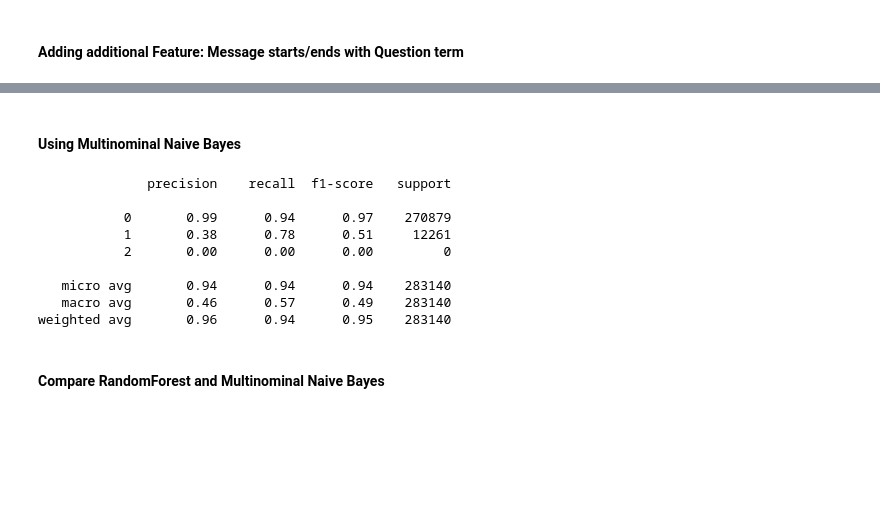
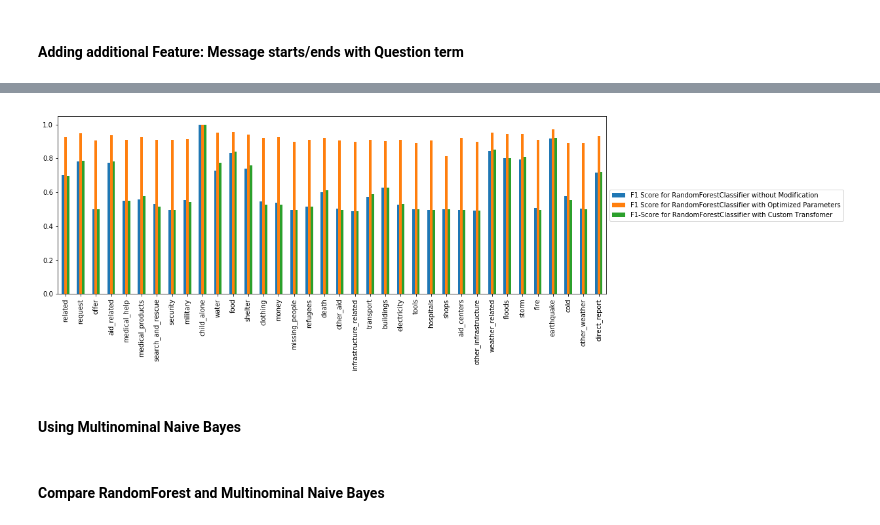
Before and after one commit to herrfeder/DataScientist, a Jupyter notebook: Project_02_Disaster_Response_Pipelines/02_ML_Pipeline_Preparation.ipynb, the cells around one changed output, grey strips where cells are left out. Saved outputs shown, nothing was run; the diff lists cells and outputs as text; code cells hidden in the pictures; blank space fills up the shorter version.

```diff
--- a/Project_02_Disaster_Response_Pipelines/02_ML_Pipeline_Preparation.ipynb
+++ b/Project_02_Disaster_Response_Pipelines/02_ML_Pipeline_Preparation.ipynb
@@ -351,23 +380,39 @@ _ = cla_report_mnb.plot(kind="bar", figsize=(15,5))
 #### Adding additional Feature: Message starts/ends with Question term
 # %%
 class MessageIsQuestion(BaseEstimator, TransformerMixin):
+    '''
+    Extract messages that starts with question word or ends with question mark and
+    return DataFrame with 1's for True and 0's for False
+    '''
+    def __init__(self):
+        '''
+        Create the Regex Variable for checking
+        '''
+        # typical englisch question words
+        question_words = ["what", "when", "do", "is", "who", "which", "where", "why", "how"]
+        # matches question words at beginning of text or questionmarks at the end
+        question_reg = "(^"+"("+"|".join(question_words)+")|(\?)$)"
+        self.q_reg = re.compile(question_reg)
 
     def message_question(self, text):
         # tokenize by sentences
         sentence_list =  nltk.sent_tokenize(text)
-        print(sentence_list)
         for sentence in sentence_list:
-            # tokenize each sentence into words and tag part of speech
-            if "Wh" in sentence:
-                return True
+            # find pattern question_reg in each sentence
+            sentence = sentence.lower()
+            if self.q_reg.match(sentence):
+                return 1
             else:
-                return False
+                return 0
 
     def fit(self, x, y=None):
         return self
 
     def transform(self, X):
-        # apply starting_verb function to all values in X
+        # apply message_question function to all values in X
         X_tagged = pd.Series(X).apply(self.message_question)
+        df = pd.DataFrame(X_tagged)
+        df.fillna(0, inplace=True)
+        df["message"] = df["message"].astype(int)
 
-        return pd.DataFrame(X_tagged)
+        return df
@@ -383,5 +440,7 @@ pipeline = Pipeline([
             ('message_question', MessageIsQuestion())
         ])),
 
-        ('clf', MultiOutputClassifier(RandomForestClassifier(n_estimators=100))
+        ('clf', MultiOutputClassifier(RandomForestClassifier(n_estimators=300,
+                                                             min_samples_split=3,
+                                                             criterion="gini"))
     )])
@@ -426,0 +447,2 @@ miq.transform(X_train)
+# %%
+_ = pipeline.fit(X_train, Y_train)
@@ -426,0 +451,2 @@ miq.transform(X_train)
+# %%
+Y_pred_03 = pipeline.predict(X_test)
@@ -427,3 +464,12 @@ miq.transform(X_train)
+# %%
+cla_report_rfc_ct=pd.Series(return_multioutput_f1_prec_recall(Y_pred_03, Y_test,mac_avg=True))
+cla_report_rfc_ct = cla_report_rfc_ct.to_frame()
+cla_report_rfc_ct.rename(columns={0:"F1-Score for RandomForestClassifier with Custom Transfomer"}, inplace=True)
+cla_report_rfc_ct = pd.concat([cla_report_rfc_a, cla_report_rfc_ct], axis=1)
+_ = cla_report_rfc_ct.plot(kind="bar", figsize=(15,5))
+_ = plt.legend(loc='center left', bbox_to_anchor=(1.0, 0.5))
+# %% [output]
+[figure, added]
 # %% [markdown]
 #### Using Multinominal Naive Bayes
 # %%
@@ -443,14 +486,2 @@ Y_pred = pipeline.predict(X_test)
-# %%
-display_f1_prec_recall(Y_pred, Y_test)
-# %% [output]
-              precision    recall  f1-score   support
-
-           0       0.99      0.94      0.97    270879
-           1       0.38      0.78      0.51     12261
-           2       0.00      0.00      0.00         0
-
-   micro avg       0.94      0.94      0.94    283140
-   macro avg       0.46      0.57      0.49    283140
-weighted avg       0.96      0.94      0.95    283140
 # %% [markdown]
 #### Compare RandomForest and Multinominal Naive Bayes
```
Also changed, not shown: parts of 34 cells of this notebook, 1 other file.
